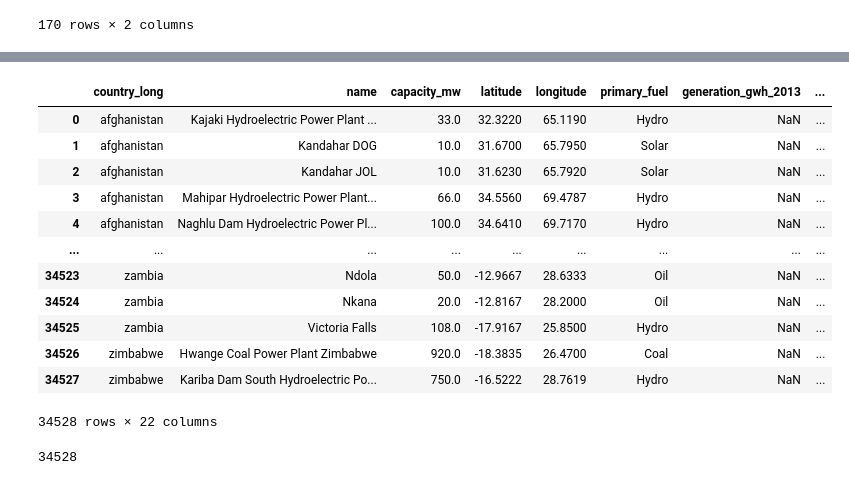
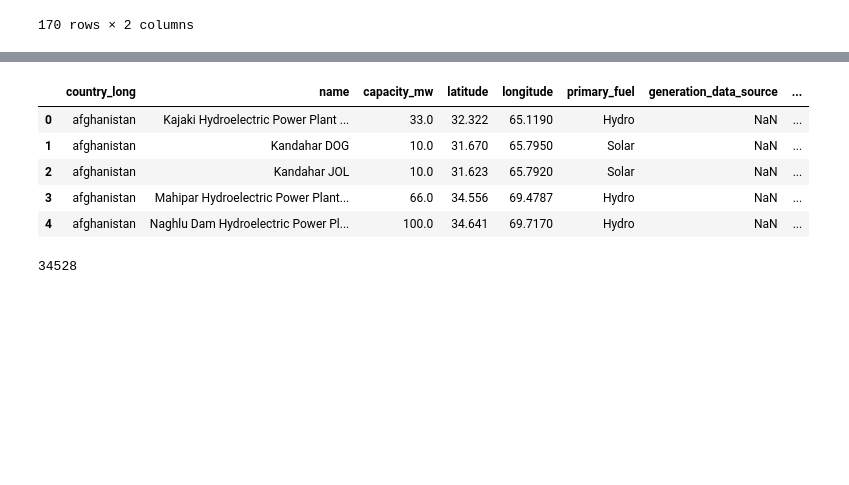
Before and after one commit to JacobTrevithick/Climate-Change-Visualizations, a Jupyter notebook: data_cleaning_pipeline.ipynb, the cells around one changed output, grey strips where cells are left out. Cells and saved outputs as stored; diff of their text form; code cells hidden in the pictures; blank space fills up the shorter version.

```diff
--- a/data_cleaning_pipeline.ipynb
+++ b/data_cleaning_pipeline.ipynb
@@ -177,0 +169,16 @@ power_plant_df.head()
+# %%
+# Now to transfer yearly columns into yearly rows.
+# This greatly reduces complexity and allows for future data to be gathered without needing to create a new column for each new year.
+
+# using .melt() to stack generated power columns into one column
+power_plant_df_gen = power_plant_df.melt(id_vars = ['country_long', 'name', 'capacity_mw', 'latitude', 'longitude', 'primary_fuel', 'generation_data_source', 'clean_energy'], value_vars=['generation_gwh_2013', 'generation_gwh_2014', 'generation_gwh_2015', 'generation_gwh_2016', 'generation_gwh_2017', 'generation_gwh_2018', 'generation_gwh_2019'], var_name='year', value_name='generated_gwh')
+
+# using .melt() to stack generated power columns into one column
+power_plant_df_est = power_plant_df.melt(id_vars = ['country_long', 'name', 'capacity_mw', 'latitude', 'longitude', 'primary_fuel', 'generation_data_source', 'clean_energy'], value_vars=['estimated_generation_gwh_2013', 'estimated_generation_gwh_2014', 'estimated_generation_gwh_2015', 'estimated_generation_gwh_2016', 'estimated_generation_gwh_2017'], var_name='year', value_name='estimated_gwh')
+
+# reformat 'year' column to match each other
+power_plant_df_gen['year'] = power_plant_df_gen['year'].apply(lambda x: x.split('_')[-1])
+power_plant_df_est['year'] = power_plant_df_est['year'].apply(lambda x: x.split('_')[-1])
+
+# merge two df's of generated and estimated data back together
+power_plant_df_2 = power_plant_df_gen.merge(power_plant_df_est, how='left', on=['country_long', 'name', 'capacity_mw', 'latitude', 'longitude', 'primary_fuel', 'generation_data_source', 'clean_energy', 'year'])
@@ -304,6 +309,6 @@ id_slice_df
 170 rows × 2 columns
 # %%
 # merge in country ids
-power_plant_id_df = power_plant_df.merge(id_slice_df, on = 'country_long', how='left')
+power_plant_id_df = power_plant_df_2.merge(id_slice_df, on = 'country_long', how='left')
 power_plant_id_df
 # %% [output]
@@ -323,21 +328,14 @@ power_plant_id_df
 # %%
 # creating ids for each power plant for SQL database cleanliness
 power_plant_id_df['plant_id'] = power_plant_id_df.groupby(['name']).ngroup()
-power_plant_id_df
+power_plant_id_df.head()
 # %% [output]
-|  | country_long | name | capacity_mw | latitude | longitude | primary_fuel | generation_gwh_2013 | ... |
-| 0 | afghanistan | Kajaki Hydroelectric Power Plant ... | 33.0 | 32.3220 | 65.1190 | Hydro | NaN | ... |
-| 1 | afghanistan | Kandahar DOG | 10.0 | 31.6700 | 65.7950 | Solar | NaN | ... |
-| 2 | afghanistan | Kandahar JOL | 10.0 | 31.6230 | 65.7920 | Solar | NaN | ... |
-| 3 | afghanistan | Mahipar Hydroelectric Power Plant... | 66.0 | 34.5560 | 69.4787 | Hydro | NaN | ... |
-| 4 | afghanistan | Naghlu Dam Hydroelectric Power Pl... | 100.0 | 34.6410 | 69.7170 | Hydro | NaN | ... |
-| ... | ... | ... | ... | ... | ... | ... | ... | ... |
-| 34523 | zambia | Ndola | 50.0 | -12.9667 | 28.6333 | Oil | NaN | ... |
-| 34524 | zambia | Nkana | 20.0 | -12.8167 | 28.2000 | Oil | NaN | ... |
-| 34525 | zambia | Victoria Falls | 108.0 | -17.9167 | 25.8500 | Hydro | NaN | ... |
-| 34526 | zimbabwe | Hwange Coal Power Plant Zimbabwe | 920.0 | -18.3835 | 26.4700 | Coal | NaN | ... |
-| 34527 | zimbabwe | Kariba Dam South Hydroelectric Po... | 750.0 | -16.5222 | 28.7619 | Hydro | NaN | ... |
+|  | country_long | name | capacity_mw | latitude | longitude | primary_fuel | generation_data_source | ... |
+| 0 | afghanistan | Kajaki Hydroelectric Power Plant ... | 33.0 | 32.322 | 65.1190 | Hydro | NaN | ... |
+| 1 | afghanistan | Kandahar DOG | 10.0 | 31.670 | 65.7950 | Solar | NaN | ... |
+| 2 | afghanistan | Kandahar JOL | 10.0 | 31.623 | 65.7920 | Solar | NaN | ... |
+| 3 | afghanistan | Mahipar Hydroelectric Power Plant... | 66.0 | 34.556 | 69.4787 | Hydro | NaN | ... |
+| 4 | afghanistan | Naghlu Dam Hydroelectric Power Pl... | 100.0 | 34.641 | 69.7170 | Hydro | NaN | ... |
-34528 rows × 22 columns
 # %%
 power_plant_id_df['plant_id'].nunique()
 # %% [output]
```
Also changed, not shown: parts of 27 cells of this notebook, 3 other files.
